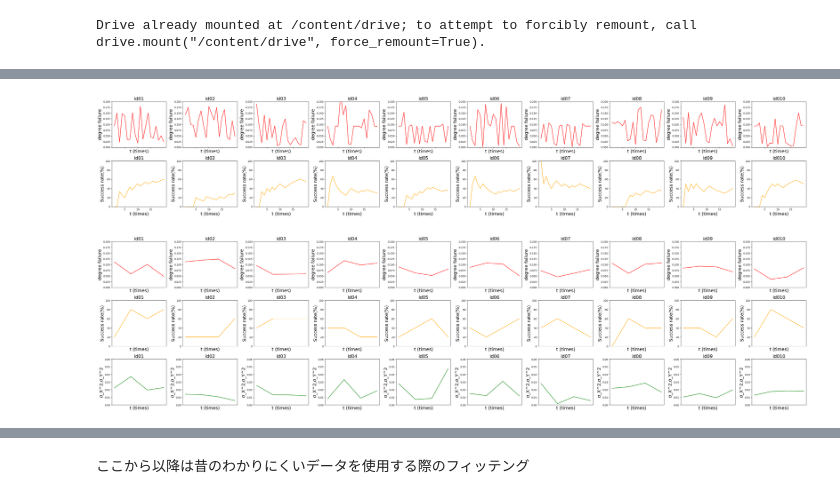
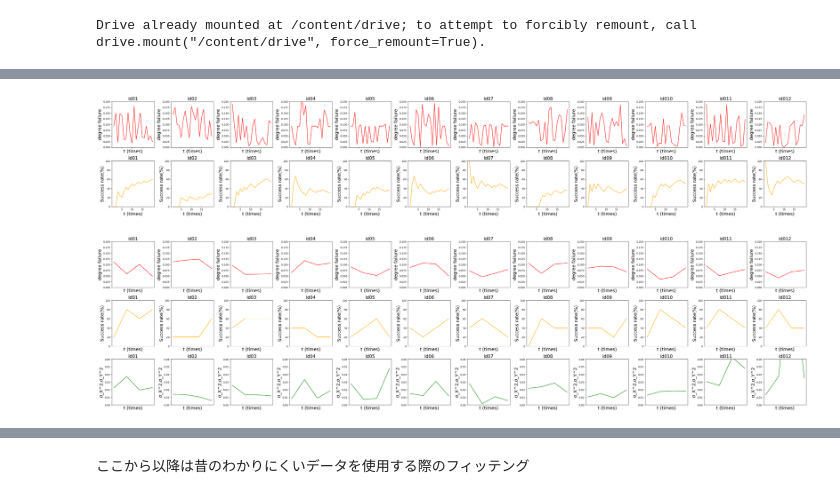
Before and after one commit to kotatakehara/Self-efficacy, a Jupyter notebook: Fact_data_process.ipynb, the cells around one changed output, grey strips where cells are left out. Drawn from its saved outputs; the diff is of its cells as text; code cells hidden in the pictures.

```diff
--- a/Fact_data_process.ipynb
+++ b/Fact_data_process.ipynb
@@ -256,18 +313,18 @@ class Kendama_show(Kendama_analyze):
     plt.show()
 # %%
 original_pattern = '/content/drive/MyDrive/kendama_202310_inamura/id01_self/*.csv'
-number_people = 10
+number_people = 12
 inamura_data_show = Kendama_show(original_pattern, number_people)
 division = 1
 width = 0
 A_x_L, A_p_L, A_dispersion_L, A_Abs_degree_failure_L, A_srate_L = inamura_data_show.make_result(division, "default")
 column = 2
 inamura_data_show.show_result(A_x_L, A_p_L, A_dispersion_L, A_Abs_degree_failure_L, A_srate_L, column, division, width)
 # %% [output]
-[figure, old version]
+[figure, new version]
 # %%
 original_pattern = '/content/drive/MyDrive/kendama_202310_inamura/id01_self/*.csv'
-number_people = 10
+number_people = 12
 inamura_data_show = Kendama_show(original_pattern, number_people)
 width = 0
 division = 5
@@ -275,6 +332,6 @@ A_x_L, A_p_L, A_dispersion_L, A_Abs_degree_failure_L, A_srate_L = inamura_data_s
 column = 3
 inamura_data_show.show_result(A_x_L, A_p_L, A_dispersion_L, A_Abs_degree_failure_L, A_srate_L, column, division, width)
 # %% [output]
-[figure, old version]
+[figure, new version]
 # %%
 original_pattern = '/content/drive/MyDrive/kendama_202310_inamura/id01_self/*.csv'
```
Also changed, not shown: parts of 9 cells of this notebook.
